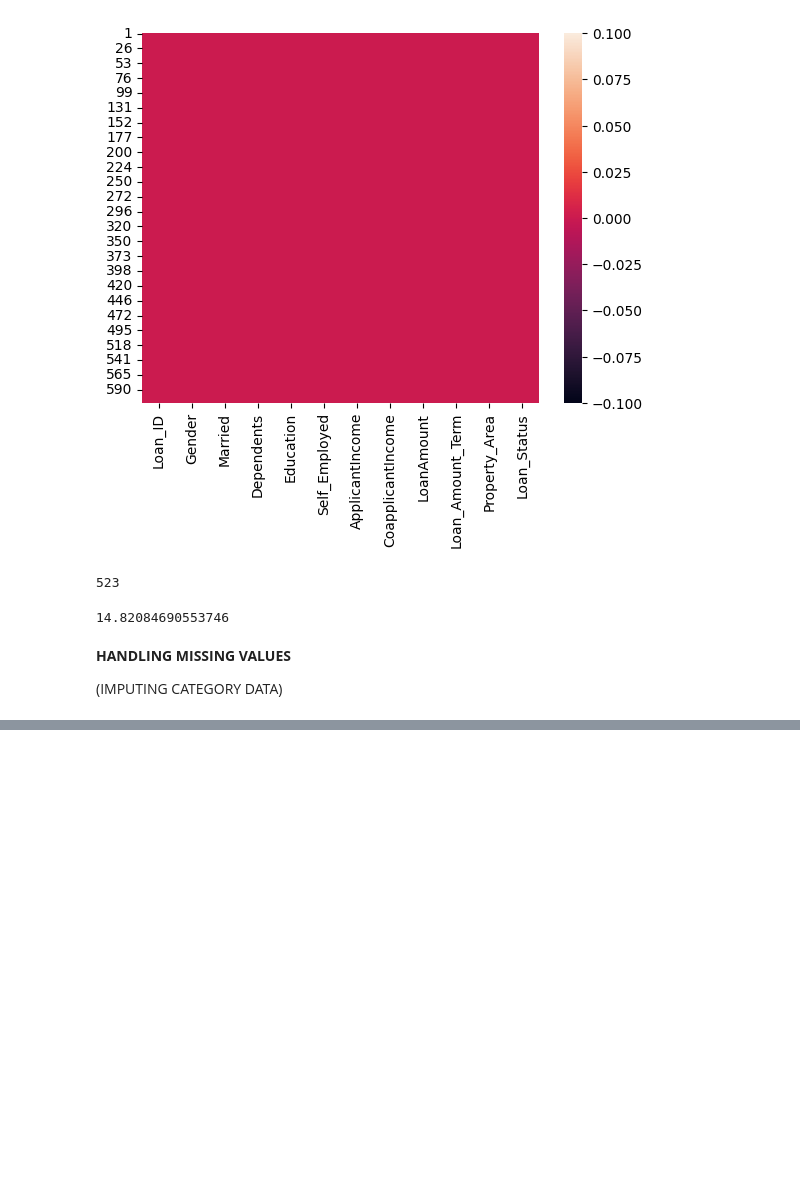
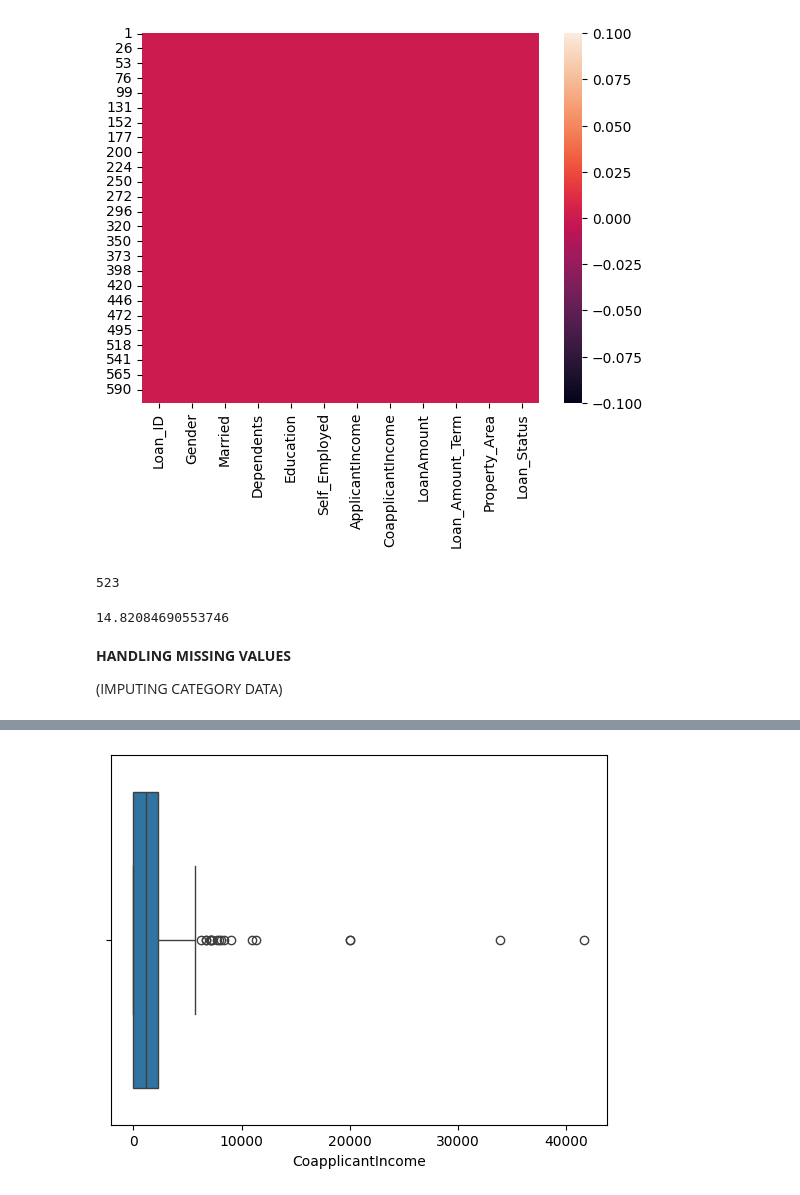
Before and after one commit to sanskar-choukse/DataAnalysis, a Jupyter notebook: Exploratory Data Analysis/4.0-Loan dataset EDA.ipynb, the cells around one changed output, grey strips where cells are left out. Saved outputs shown, nothing was run; the diff lists cells and outputs as text; code cells hidden in the pictures; blank space fills up the shorter version.

Commit message:
EDA Perform on Loan Dataset

```diff
--- a/Exploratory Data Analysis/4.0-Loan dataset EDA.ipynb
+++ b/Exploratory Data Analysis/4.0-Loan dataset EDA.ipynb
@@ -173,0 +640,3 @@ df.isnull().sum()
+# %%
+df=pd.read_csv('loan.csv')
+df.head(4)
@@ -173,0 +709,7 @@ df.isnull().sum()
+# %%
+# The column for which you are creating a boxplot
+# should not contain any null values if null present so fill a null value
+sns.boxplot(x="CoapplicantIncome",data=df)
+plt.show()
+# %% [output]
+[figure, added]
```
Also changed, not shown: parts of 164 cells of this notebook, 3 other files.
